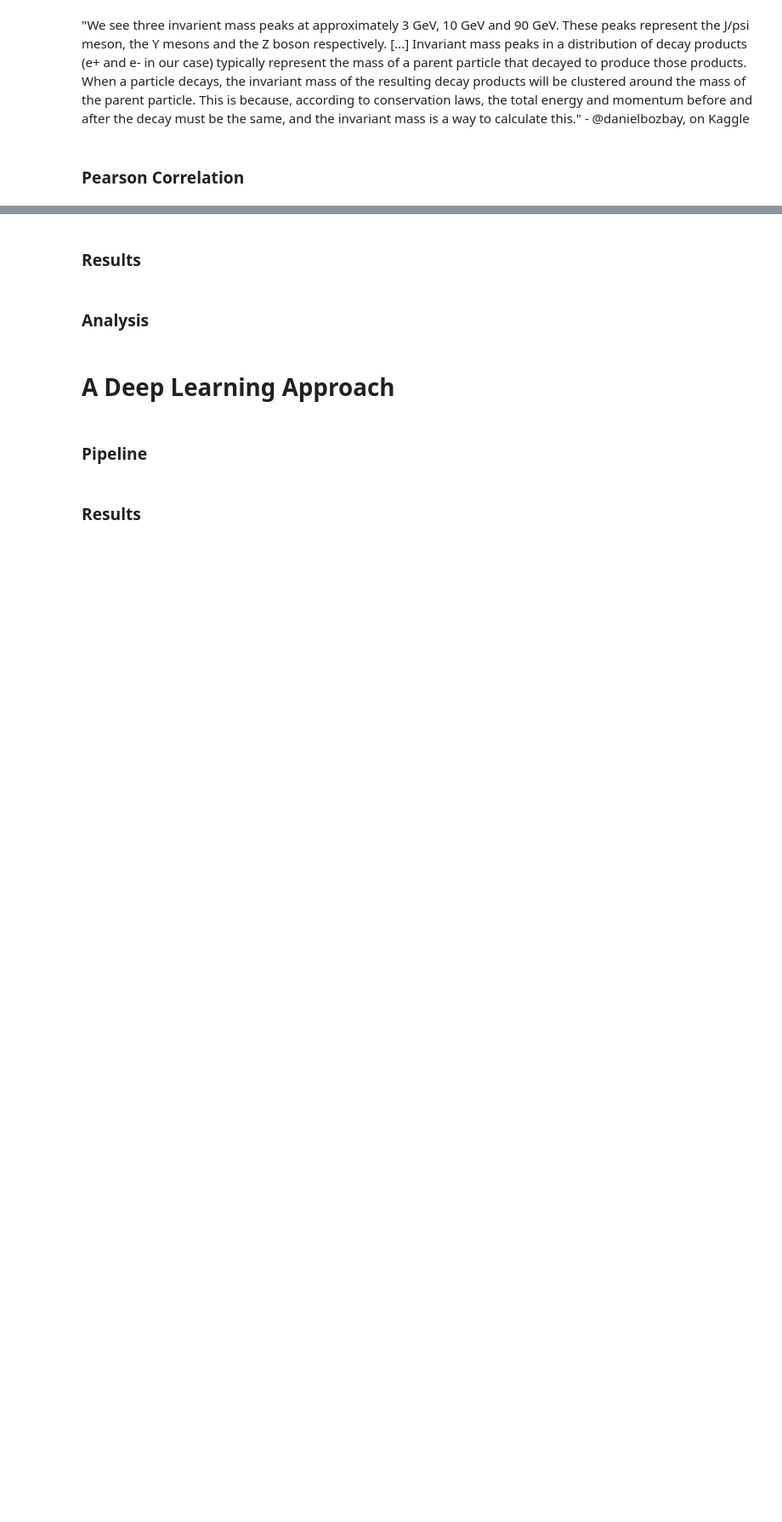
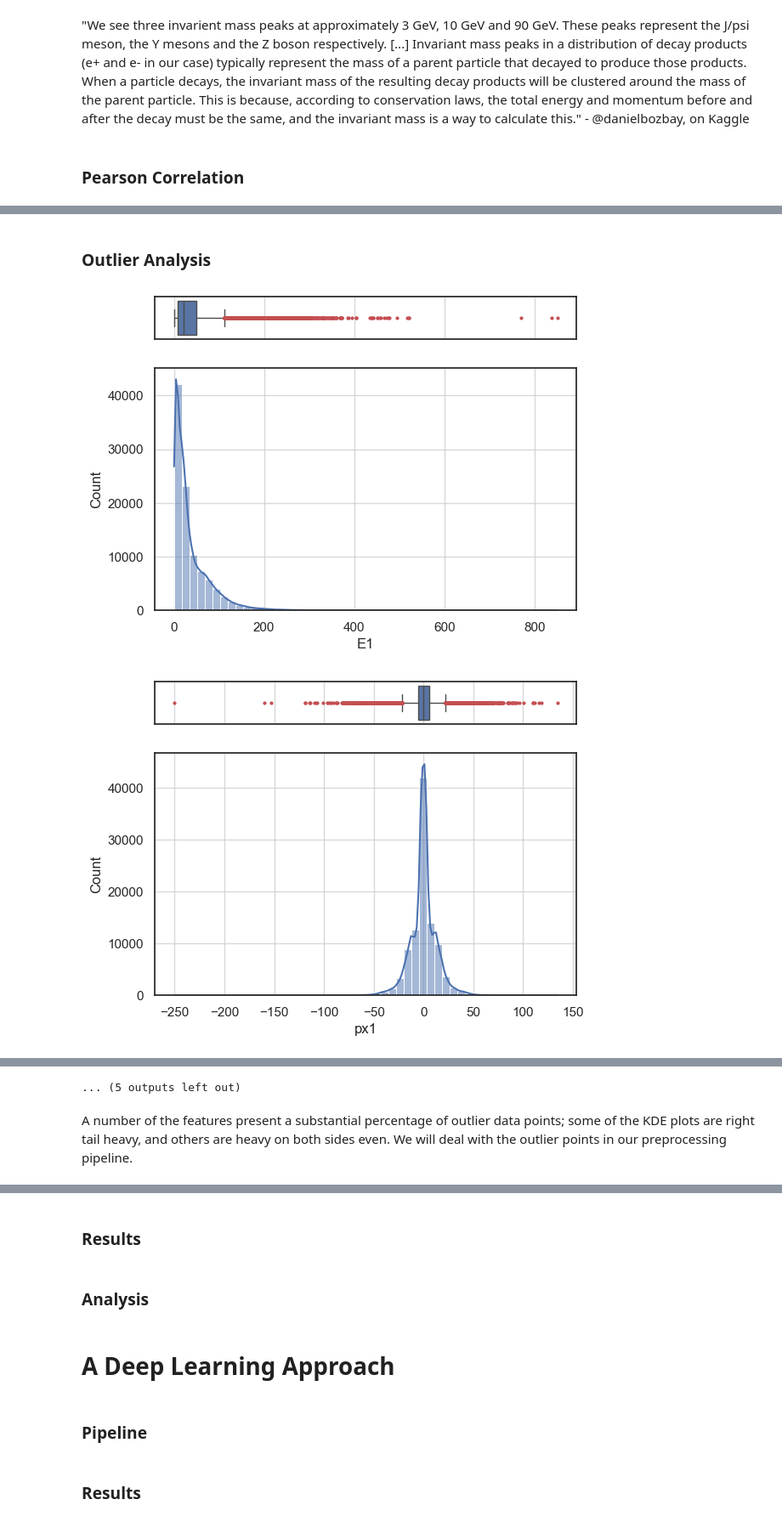
Before and after one commit to MetaphysicalSploumsky/CERN-dielectron-events-analysis, a Jupyter notebook: data-exploration.ipynb, the cells around one changed output, grey strips where cells are left out. Shown at 85% size. Saved outputs shown, nothing was run; the diff lists cells and outputs as text; code cells hidden in the pictures; blank space fills up the shorter version.

```diff
--- a/data-exploration.ipynb
+++ b/data-exploration.ipynb
@@ -150,0 +197,32 @@ def correlation_matrix(df:pd.DataFrame=df, target:str=target,features:list[str]=
+# %% [markdown]
+### Outlier Analysis
+# %%
+def box_kde_jointplot(feature:str, df:pd.DataFrame=df):
+    '''Plots a box plot over a KDE plot for a specified feature in the dataset.
+    credit to @danielbozbay for the code; this is now one of my favourite plots!
+    '''
+    fig, (ax_box, ax_hist) = plt.subplots(
+        2, sharex=True, gridspec_kw={"height_ratios": (0.15, 0.85)}
+    )
+
+    # Gridlines
+    ax_box.grid(alpha=0.75)
+    ax_hist.grid(alpha=0.75)
+
+    # Customizing the flier properties
+    flierprops = dict(
+        markerfacecolor="r", markersize=2, linestyle="none", markeredgecolor="r"
+    )
+
+    # Adding a graph in each part
+    sns.boxplot(df[feature], orient="h", ax=ax_box, flierprops=flierprops)
+    sns.histplot(df[feature], ax=ax_hist, bins=50, kde=True)
+
+    # Remove x axis name for the boxplot
+    ax_box.set(xlabel="")
+# %%
+for feature in df.drop(['Run', 'Event'], axis=1).select_dtypes(include=[np.number]).columns:
+    box_kde_jointplot(feature)
+# %% [output]
+[figure, added]
+[figure, added]
@@ -150,0 +239,3 @@ def correlation_matrix(df:pd.DataFrame=df, target:str=target,features:list[str]=
+... (5 outputs left out)
+# %% [markdown]
+A number of the features present a substantial percentage of outlier data points; some of the KDE plots are right tail heavy, and others are heavy on both sides even. We will deal with the outlier points in our preprocessing pipeline.
```
Also changed, not shown: parts of 29 cells of this notebook, 1 other file.
